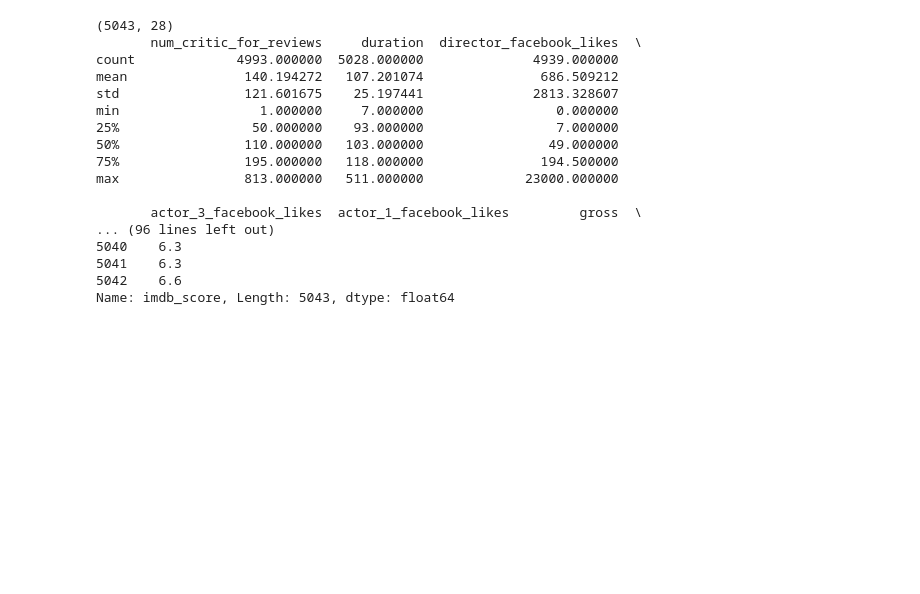
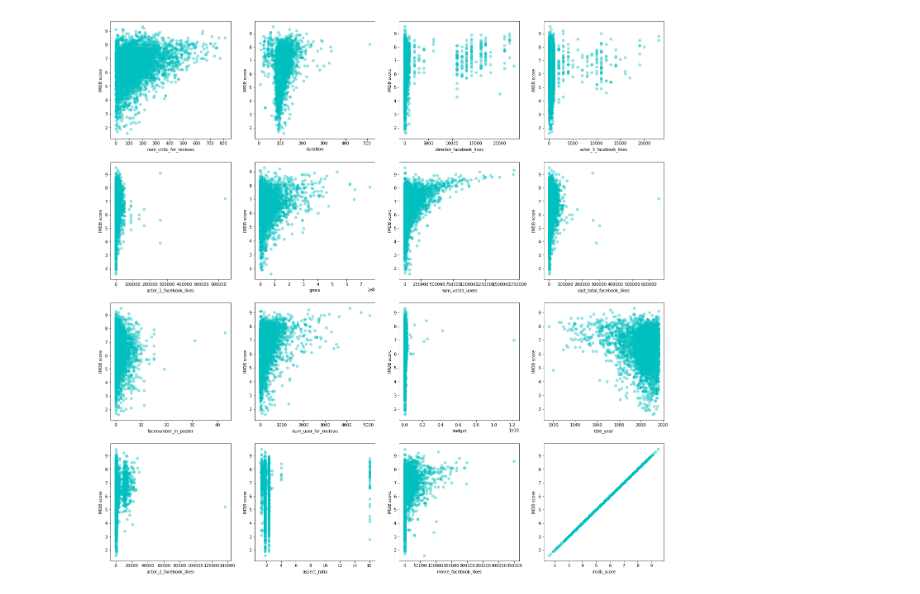
Before and after one commit to Ayruahs/IMDB-Predictions, a Jupyter notebook: Main.ipynb, the cells around one changed output. Cells and saved outputs as stored; diff of their text form; code cells hidden in the pictures; blank space fills up the shorter version.

```diff
--- a/Main.ipynb
+++ b/Main.ipynb
@@ -1,30 +0,0 @@
-# %%
-import pandas as pd
-import numpy as np
-import matplotlib.pyplot as plt
-
-filename = "movie_metadata.csv"
-db = pd.read_csv(filename)
-
-print(db.shape)
-print(db.describe())
-
-print(db['imdb_score'])
-# %% [output]
-(5043, 28)
-       num_critic_for_reviews     duration  director_facebook_likes  \
-count             4993.000000  5028.000000              4939.000000
-mean               140.194272   107.201074               686.509212
-std                121.601675    25.197441              2813.328607
-min                  1.000000     7.000000                 0.000000
-25%                 50.000000    93.000000                 7.000000
-50%                110.000000   103.000000                49.000000
-75%                195.000000   118.000000               194.500000
-max                813.000000   511.000000             23000.000000
-
-       actor_3_facebook_likes  actor_1_facebook_likes         gross  \
-... (96 lines left out)
-5040    6.3
-5041    6.3
-5042    6.6
-Name: imdb_score, Length: 5043, dtype: float64
@@ -30,0 +35,14 @@ Name: imdb_score, Length: 5043, dtype: float64
+# %%
+i = 1
+fig = plt.figure(figsize=[24,24])
+for colName in numDataset:
+    fig.add_subplot(4,4,i)
+    plt.xlabel(colName)
+    plt.ylabel('IMDB score')
+    plt.scatter(db[colName], db['imdb_score'], c='c', alpha=0.4)
+    i += 1
+    #plt.scatter(array_standard[colName], array_standard[:,-1], c='blue', alpha=0.4)
+plt.show()
+plt.close()
+# %% [output]
+[figure, added]
```
Also changed, not shown: parts of 2 cells of this notebook, 1 other file.
